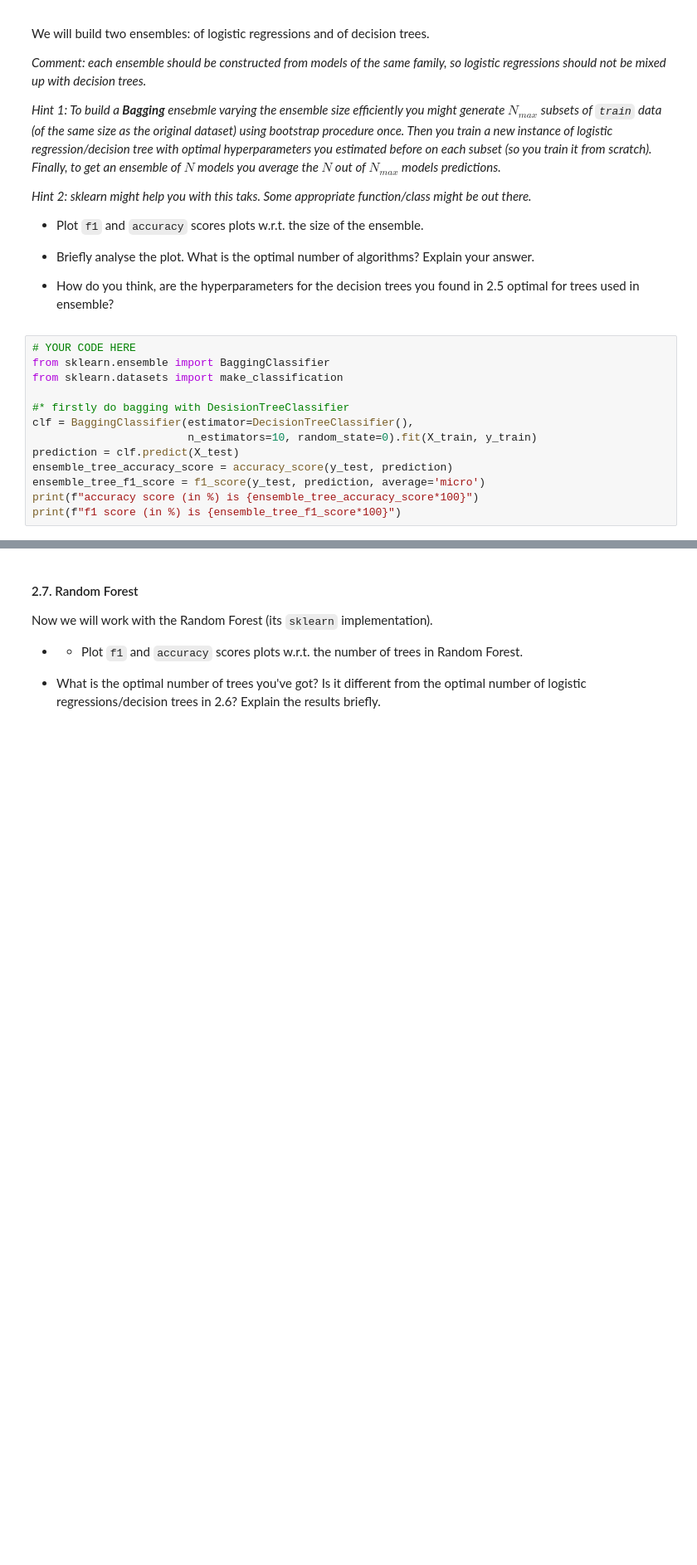
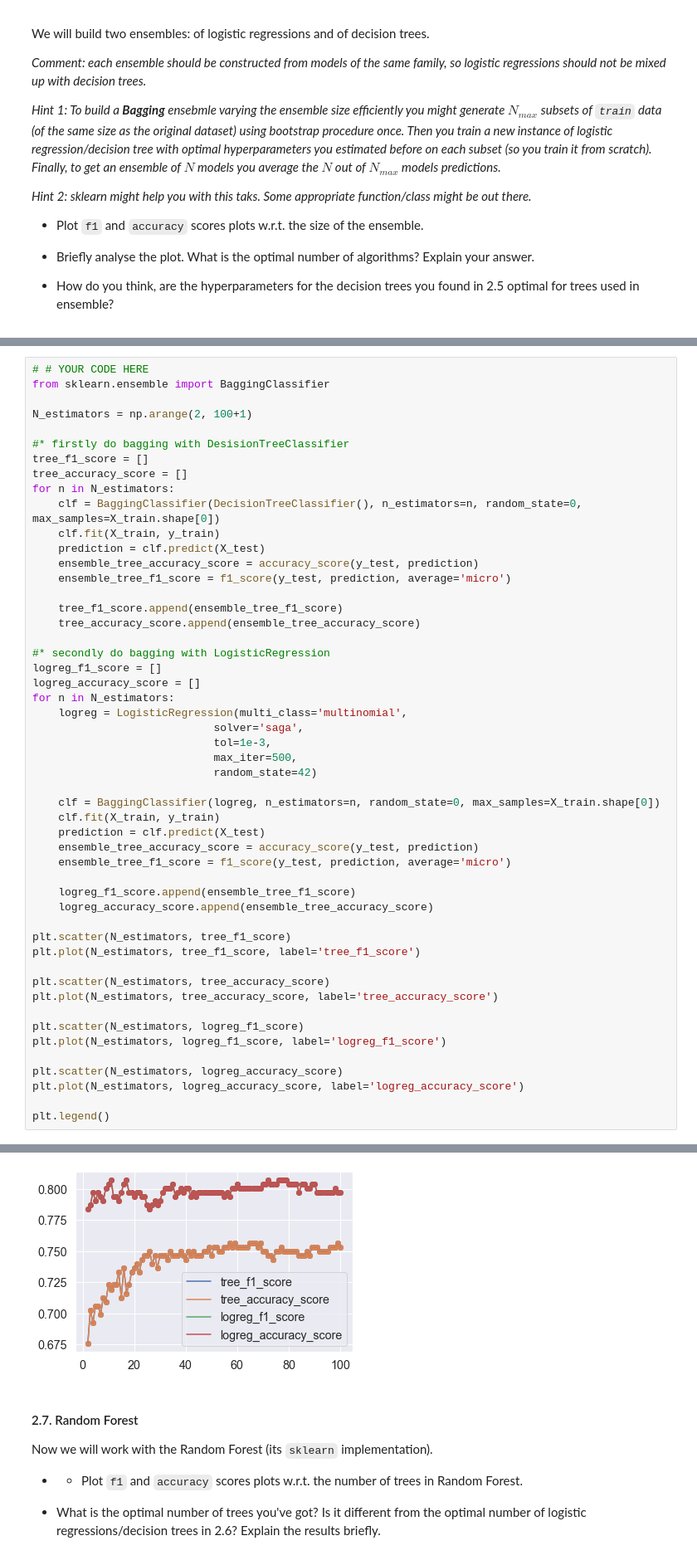
Before and after one commit to pavel-collab/ml-course-home-tasks, a Jupyter notebook: homeworks/lab01_ml_pipeline/lab01_part2_ml_pipeline.ipynb, the cells around one changed output, grey strips where cells are left out. Shown: that part at 83% size. Saved outputs shown, nothing was run; the diff lists cells and outputs as text; blank space fills up the shorter version.

```diff
--- a/homeworks/lab01_ml_pipeline/lab01_part2_ml_pipeline.ipynb
+++ b/homeworks/lab01_ml_pipeline/lab01_part2_ml_pipeline.ipynb
@@ -267,16 +568,3 @@ We will build two ensembles: of logistic regressions and of decision trees.
 * Briefly analyse the plot. What is the optimal number of algorithms? Explain your answer.
 
 * How do you think, are the hyperparameters for the decision trees you found in 2.5 optimal for trees used in ensemble?
-# %%
-# YOUR CODE HERE
-from sklearn.ensemble import BaggingClassifier
-from sklearn.datasets import make_classification
-
-#* firstly do bagging with DesisionTreeClassifier
-clf = BaggingClassifier(estimator=DecisionTreeClassifier(),
-                        n_estimators=10, random_state=0).fit(X_train, y_train)
-prediction = clf.predict(X_test)
-ensemble_tree_accuracy_score = accuracy_score(y_test, prediction)
-ensemble_tree_f1_score = f1_score(y_test, prediction, average='micro')
-print(f"accuracy score (in %) is {ensemble_tree_accuracy_score*100}")
-print(f"f1 score (in %) is {ensemble_tree_f1_score*100}")
@@ -285,0 +571,52 @@ f1 score (in %) is 70.37037037037037
+# %%
+# # YOUR CODE HERE
+from sklearn.ensemble import BaggingClassifier
+
+N_estimators = np.arange(2, 100+1)
+
+#* firstly do bagging with DesisionTreeClassifier
+tree_f1_score = []
+tree_accuracy_score = []
+for n in N_estimators:
+    clf = BaggingClassifier(DecisionTreeClassifier(), n_estimators=n, random_state=0, max_samples=X_train.shape[0])
+    clf.fit(X_train, y_train)
+    prediction = clf.predict(X_test)
+    ensemble_tree_accuracy_score = accuracy_score(y_test, prediction)
+    ensemble_tree_f1_score = f1_score(y_test, prediction, average='micro')
+
+    tree_f1_score.append(ensemble_tree_f1_score)
+    tree_accuracy_score.append(ensemble_tree_accuracy_score)
+
+#* secondly do bagging with LogisticRegression
+logreg_f1_score = []
+logreg_accuracy_score = []
+for n in N_estimators:
+    logreg = LogisticRegression(multi_class='multinomial',
+                            solver='saga',
+                            tol=1e-3,
+                            max_iter=500,
+                            random_state=42)
+
+    clf = BaggingClassifier(logreg, n_estimators=n, random_state=0, max_samples=X_train.shape[0])
+    clf.fit(X_train, y_train)
+    prediction = clf.predict(X_test)
+    ensemble_tree_accuracy_score = accuracy_score(y_test, prediction)
+    ensemble_tree_f1_score = f1_score(y_test, prediction, average='micro')
+
+    logreg_f1_score.append(ensemble_tree_f1_score)
+    logreg_accuracy_score.append(ensemble_tree_accuracy_score)
+
+plt.scatter(N_estimators, tree_f1_score)
+plt.plot(N_estimators, tree_f1_score, label='tree_f1_score')
+
+plt.scatter(N_estimators, tree_accuracy_score)
+plt.plot(N_estimators, tree_accuracy_score, label='tree_accuracy_score')
+
+plt.scatter(N_estimators, logreg_f1_score)
+plt.plot(N_estimators, logreg_f1_score, label='logreg_f1_score')
+
+plt.scatter(N_estimators, logreg_accuracy_score)
+plt.plot(N_estimators, logreg_accuracy_score, label='logreg_accuracy_score')
+
+plt.legend()
+# %% [output]
@@ -286,3 +624,4 @@ f1 score (in %) is 70.37037037037037
+[figure, added]
 # %% [markdown]
 #### 2.7. Random Forest
 Now we will work with the Random Forest (its `sklearn` implementation).
```
Also changed, not shown: parts of 35 cells of this notebook.
